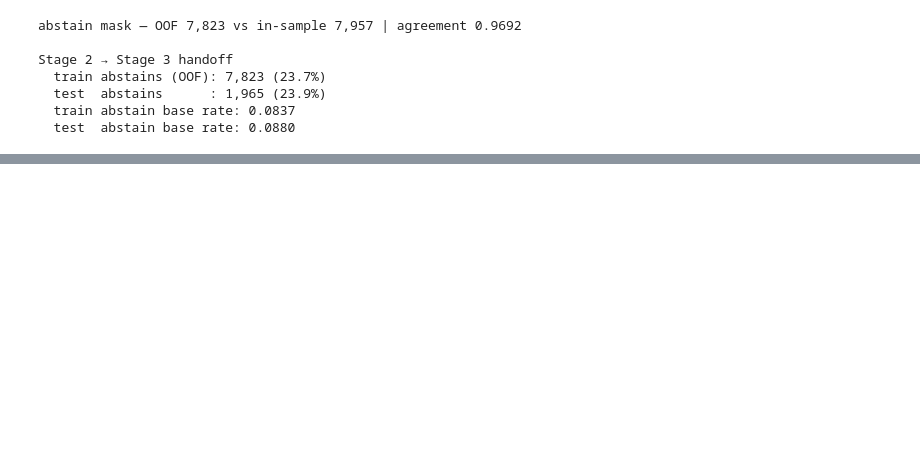
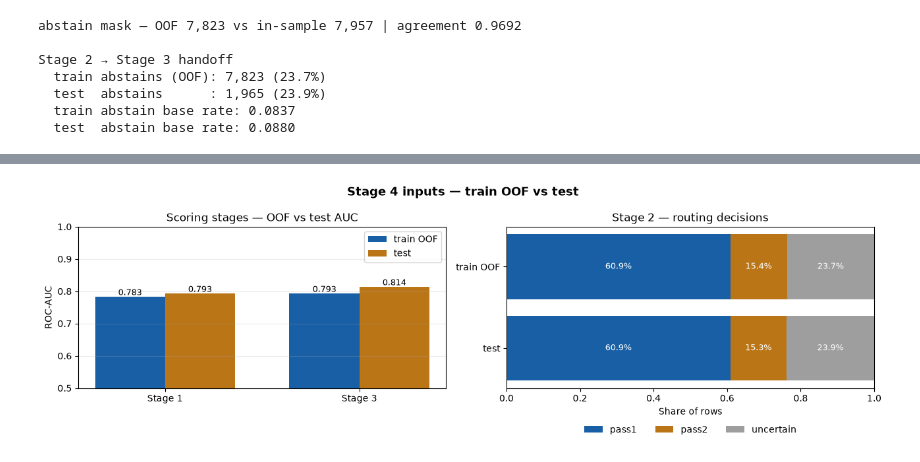
Before and after one commit to HKtrill/ai-business-coach, a Jupyter notebook: prototype/blackbox_pipeline/blackbox_cascade.ipynb, the cells around one changed output, grey strips where cells are left out. Cells and saved outputs as stored; diff of their text form; code cells hidden in the pictures; blank space fills up the shorter version.

Commit message:
Add Stage3 XGBoost counterpart #32

```diff
--- a/prototype/blackbox_pipeline/blackbox_cascade.ipynb
+++ b/prototype/blackbox_pipeline/blackbox_cascade.ipynb
@@ -1170,13 +1432,3 @@ Stage 2 → Stage 3 handoff
   test  abstains      : 1,965 (23.9%)
   train abstain base rate: 0.0837
   test  abstain base rate: 0.0880
-# %%
-# ============================================================
-# CELL 33: PRESERVE STAGE 2 OUTPUTS FOR DOWNSTREAM ARBITRATION
-# ============================================================
-
-for name in ("compare_routers", "evaluate_router", "DEFAULT_RF_PARAMS",
-             "OperatingConstraints", "RFRouter", "RFRouterConfig",
-             "SingleRFRouter", "load_rf_router", "save_rf_router",
-             "split_fingerprint", "unpack_global_split"):
-    print(f"{name:<22} {'bound' if name in globals() else 'MISSING'}")
@@ -1194,0 +2186,69 @@ unpack_global_split    bound
+# %%
+# ============================================================
+# CELL 42: STAGE 4 HAND-OFF SUMMARY
+# ============================================================
+import matplotlib.pyplot as plt
+
+STAGE4_SCORERS = pd.DataFrame([
+    {"stage": name,
+     "threshold (test)": float(s["t_te"]()),
+     "OOF AUC": roc_auc_score(_Y_TR, s["p_tr"]()),
+     "test AUC": roc_auc_score(_Y_TE, s["p_te"]()),
+     "OOF flag rate": float(np.mean(np.asarray(s["d_tr"]()))),
+     "test flag rate": float(np.mean(np.asarray(s["d_te"]())))}
+    for name, s in _SCORERS.items()
+]).set_index("stage")
+
+
+def _route_summary(side, y, ab):
+    d = _S2[f"decisions_{side}"]
+    return {"side": "train OOF" if side == "train_oof" else "test",
+            **{k: v for k, v in d.value_counts(normalize=True).sort_index().items()},
+            "abstain base rate": float(y[_S2[ab]].mean()),
+            "overall base rate": float(y.mean())}
+
+
+STAGE4_ROUTER = pd.DataFrame([_route_summary("train_oof", _Y_TR, "abstain_train"),
+                              _route_summary("test", _Y_TE, "abstain_test")]).set_index("side")
+
+print(f"split fingerprint {_FP} — shared by Stages 1–3\n")
+print("Scoring stages (1, 3)")
+display(STAGE4_SCORERS.style.format("{:.4f}"))
+print(f"Routing stage (2): t1={_S2['t1']:.4f}, t2={_S2['t2']:.4f}")
+display(STAGE4_ROUTER.style.format("{:.4f}"))
+
+# ---- visual: signal quality and Stage 2 routing, train OOF vs test ----
+_routes = [c for c in STAGE4_ROUTER.columns if "base rate" not in c]
+fig, (ax1, ax2) = plt.subplots(1, 2, figsize=(13, 4.2))
+fig.suptitle("Stage 4 inputs — train OOF vs test", fontsize=13, fontweight="bold")
+
+_x = np.arange(len(STAGE4_SCORERS))
+ax1.bar(_x - 0.18, STAGE4_SCORERS["OOF AUC"], 0.36, label="train OOF", color="#185FA5")
+ax1.bar(_x + 0.18, STAGE4_SCORERS["test AUC"], 0.36, label="test", color="#BA7517")
+for i, (a, b) in enumerate(zip(STAGE4_SCORERS["OOF AUC"], STAGE4_SCORERS["test AUC"])):
+    ax1.text(i - 0.18, a + 0.005, f"{a:.3f}", ha="center", fontsize=9)
+    ax1.text(i + 0.18, b + 0.005, f"{b:.3f}", ha="center", fontsize=9)
+ax1.set(xticks=_x, xticklabels=STAGE4_SCORERS.index, ylabel="ROC-AUC",
+        ylim=(0.5, 1.0), title="Scoring stages — OOF vs test AUC")
+ax1.legend(loc="upper right"); ax1.grid(axis="y", alpha=0.25)
+
+_left = np.zeros(len(STAGE4_ROUTER))
+_palette = ["#185FA5", "#BA7517", "#9e9e9e", "#5b8e7d"]
+for j, r in enumerate(_routes):
+    vals = STAGE4_ROUTER[r].fillna(0).values
+    ax2.barh(STAGE4_ROUTER.index, vals, left=_left, color=_palette[j % 4], label=r)
+    for k, (l, v) in enumerate(zip(_left, vals)):
+        if v > 0.06:
+            ax2.text(l + v / 2, k, f"{v:.1%}", ha="center", va="center", color="white", fontsize=9)
+    _left += vals
+ax2.set(xlim=(0, 1), xlabel="Share of rows", title="Stage 2 — routing decisions")
+ax2.legend(loc="upper center", bbox_to_anchor=(0.5, -0.18), ncol=len(_routes), frameon=False)
+ax2.invert_yaxis()
+plt.tight_layout()
+plt.show()
+
+print("Stage 2 predictions by decision (test)")
+display(pd.crosstab(_S2["decisions_test"], _S2["preds_test"],
+                    rownames=["decision"], colnames=["pred"]))
+print(f"\n✅ all {len(VALIDATION.rows)} validation checks passed — Stage 4 inputs ready")
+# %% [output]
@@ -1194,0 +2267 @@ unpack_global_split    bound
+[figure, added]
```
Also changed, not shown: parts of 60 cells of this notebook, 59 other files.
